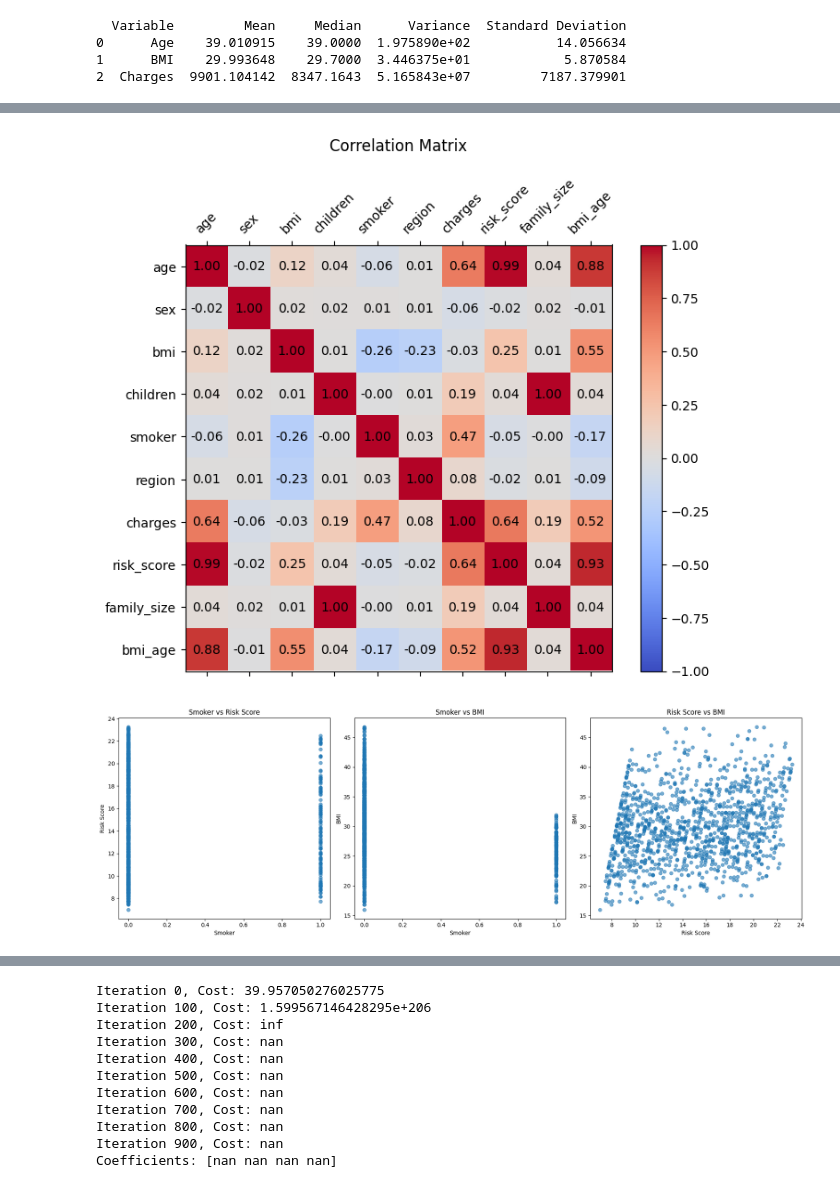
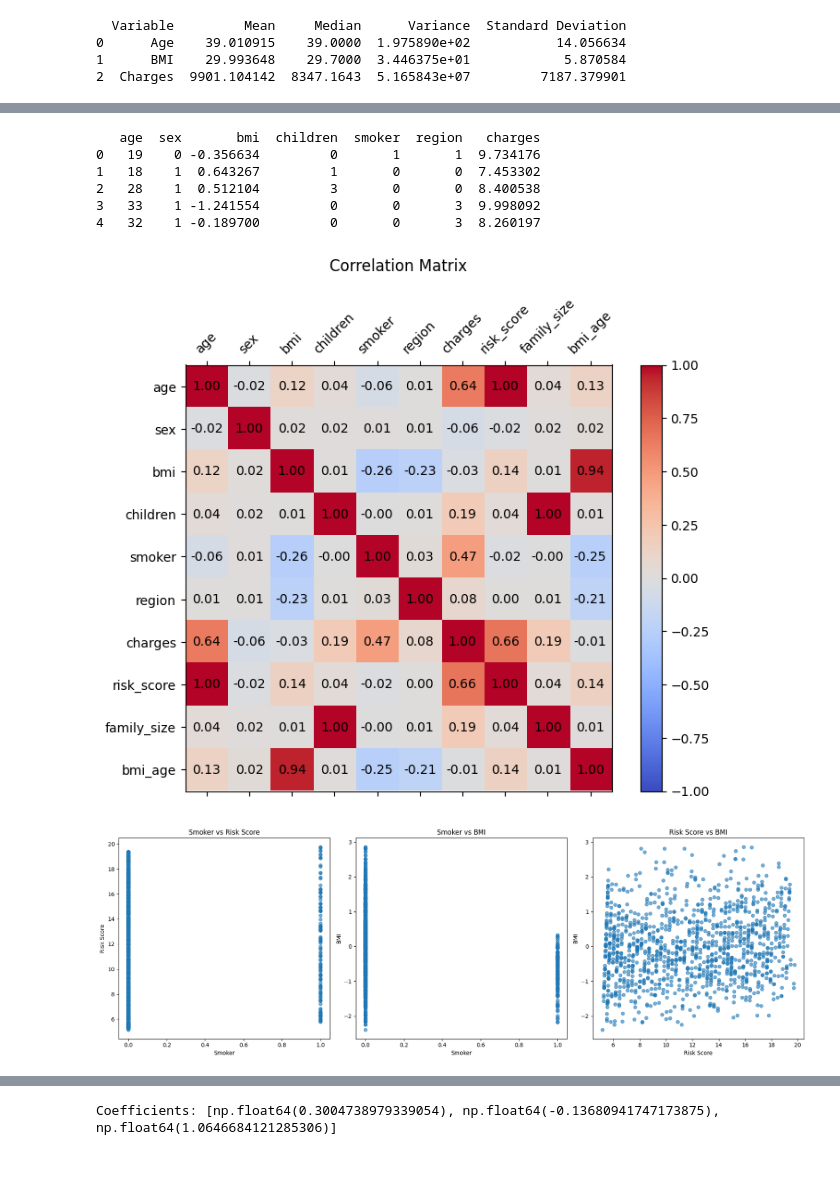
Before and after one commit to AryanBL/Health-insurance-regression-model, a Jupyter notebook: Project_Notebook.ipynb, the cells around one changed output, grey strips where cells are left out. Cells and saved outputs as stored; diff of their text form; code cells hidden in the pictures.

Commit message:
Fortunately implemented gradient descent optimization, hopefully works. Going to add other optimization methods

```diff
--- a/Project_Notebook.ipynb
+++ b/Project_Notebook.ipynb
@@ -246,34 +244,44 @@ if __name__ == "__main__":
 
     scatter_plot(df_cleaned)
 
     df_copy = df_cleaned.copy()
 
     # Encode categorical variables
 
     preprocessor = preProcessor(df_cleaned)
 
     preprocessor.log_transform(df_cleaned)
+    preprocessor.standardize(df_cleaned,'bmi')
     preprocessor.create_composite_risk_score(df_cleaned)
     preprocessor.family_size(df_cleaned)
     preprocessor.create_composite_bmi_age(df_cleaned)
     X_train, X_test, y_train, y_test = preprocessor.split_data(df_cleaned)
 
     correlation_matrix(df_cleaned)
     preprocessor.plot_scatter(df_cleaned)
     preprocessor.plot_3d_scatter(df_cleaned)
 
-    model = RegressionModel(X_train, y_train, X_test, y_test)
-    coefficients = model.gradient_descent()
+    Simpleregressor = SimpleRegressor()
+    coefficients = Simpleregressor.fit(X_train.values,y_train.values)
+
 
     print("Coefficients:", coefficients)
+    Simpleregressor.plot_contour()
+    Simpleregressor.plot_convergence()
 # %% [output]
   Variable         Mean     Median      Variance  Standard Deviation
 0      Age    39.010915    39.0000  1.975890e+02           14.056634
 1      BMI    29.993648    29.7000  3.446375e+01            5.870584
 2  Charges  9901.104142  8347.1643  5.165843e+07         7187.379901
 [figure]
 [figure]
 [figure]
 [figure]
+   age  sex       bmi  children  smoker  region   charges
+0   19    0 -0.356634         0       1       1  9.734176
+1   18    1  0.643267         1       0       0  7.453302
+2   28    1  0.512104         3       0       0  8.400538
+3   33    1 -1.241554         0       0       3  9.998092
+4   32    1 -0.189700         0       0       3  8.260197
-[figure, old version]
+[figure, new version]
-[figure, old version]
+[figure, new version]
@@ -281,11 +289 @@ if __name__ == "__main__":
-Iteration 0, Cost: 39.957050276025775
-Iteration 100, Cost: 1.599567146428295e+206
-Iteration 200, Cost: inf
-Iteration 300, Cost: nan
-Iteration 400, Cost: nan
-Iteration 500, Cost: nan
-Iteration 600, Cost: nan
-Iteration 700, Cost: nan
-Iteration 800, Cost: nan
-Iteration 900, Cost: nan
-Coefficients: [nan nan nan nan]
+Coefficients: [np.float64(0.3004738979339054), np.float64(-0.13680941747173875), np.float64(1.0646684121285306)]
```
Also changed, not shown: parts of 2 cells of this notebook, 2 other files.
